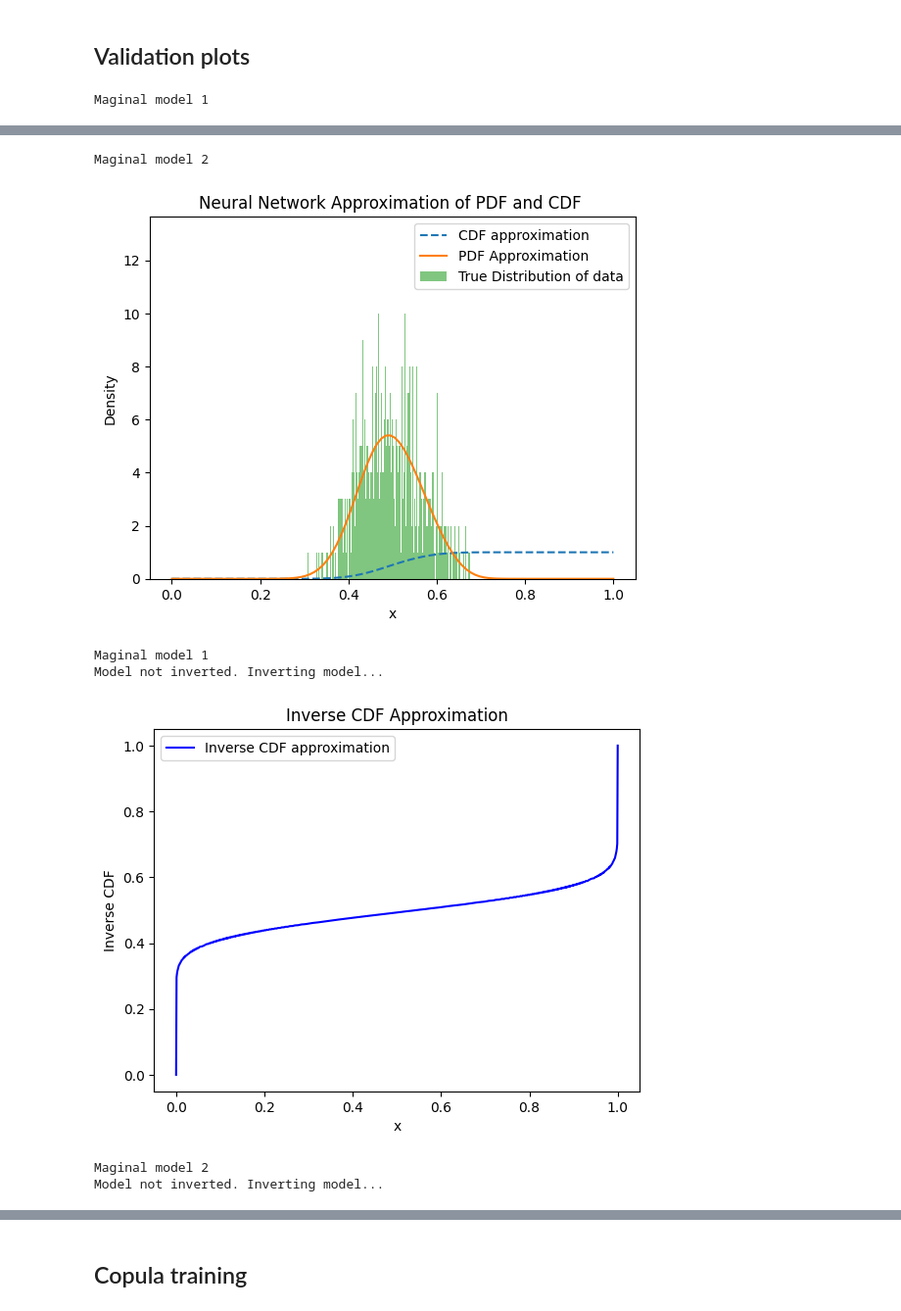
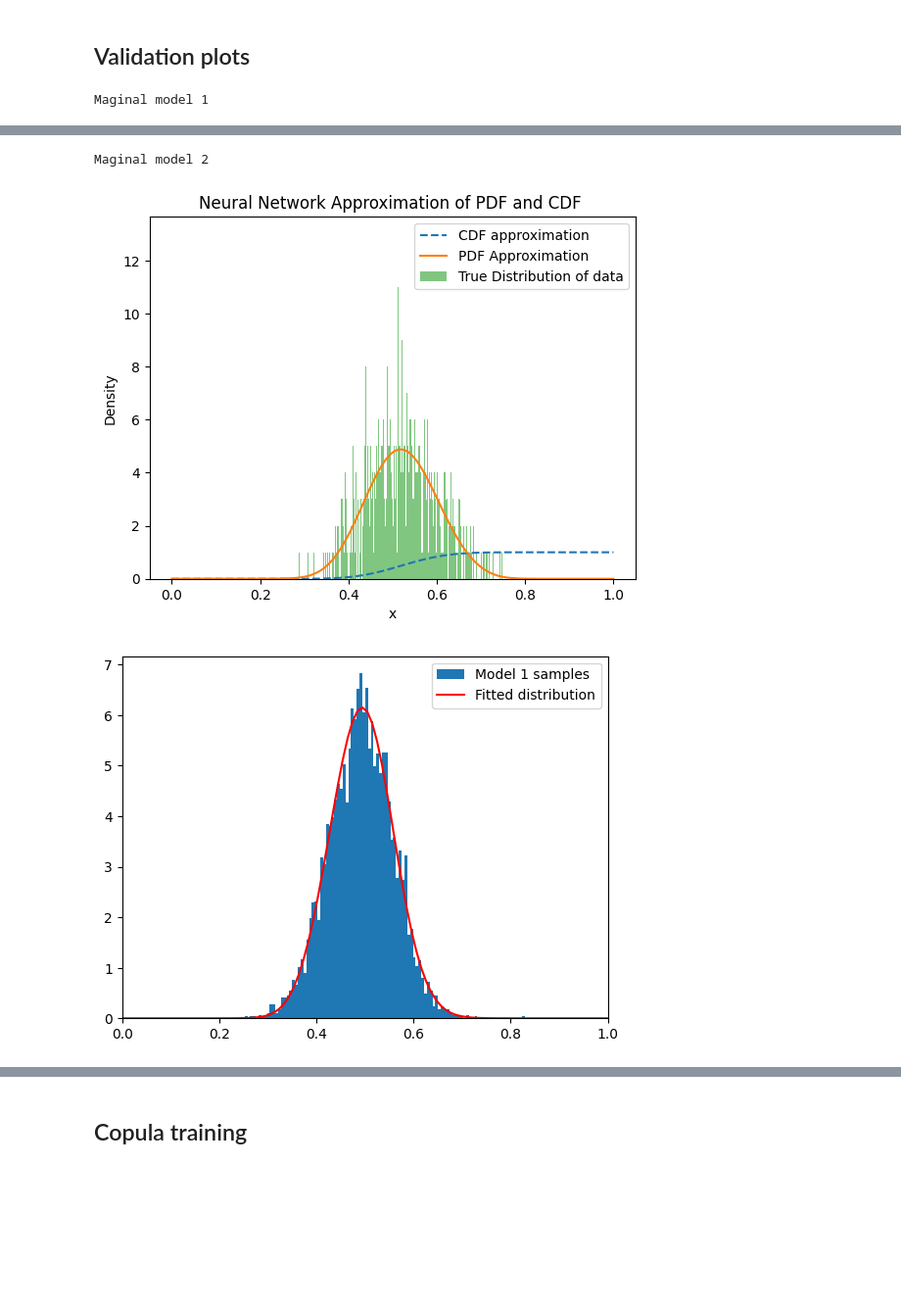
Before and after one commit to JohanHerbert/ThesisWork, a Jupyter notebook: FullNC.ipynb, the cells around one changed output, grey strips where cells are left out. Shown at 98% size. Saved outputs shown, nothing was run; the diff lists cells and outputs as text; code cells hidden in the pictures; blank space fills up the shorter version.

```diff
--- a/FullNC.ipynb
+++ b/FullNC.ipynb
@@ -27,10 +28,11 @@ class MarginalModel(nn.Module):
 
         self.fc = nn.Sequential(*layers)
         self.optimizer = optim.Adam(self.parameters(), lr=lr)
+        self.batch_size = 128
 
         # Data for training
         self.ObservedData = None
-        self.uniform_data = torch.tensor(np.linspace(0, 1, 10000), dtype=torch.float32).view(-1, 1)
+        self.uniform_data = torch.tensor(np.linspace(0, 1, 500), dtype=torch.float32).view(-1, 1)
         self.lower_bound = torch.tensor([[0.0]])
         self.upper_bound = torch.tensor([[1.0]])
 
@@ -44,8 +46,8 @@ class MarginalModel(nn.Module):
         return self.fc(x)
 
     def loss_function(self, x):
-        x.requires_grad = True
-        self.uniform_data.requires_grad = True
+        x = x.detach().requires_grad_()
+        self.uniform_data= self.uniform_data.detach().requires_grad_()
         y_pred = self(x)
         y_pred_uniform = self(self.uniform_data)
         dydx = torch.autograd.grad(y_pred, x, torch.ones_like(y_pred), create_graph=True)[0]
@@ -58,9 +60,15 @@ class MarginalModel(nn.Module):
         Loss = L1*0.001 + L2 + L3 +  L4
         return Loss , L1, L2, L3, L4
 
+
     def train_model(self, X, epochs=5000, log_interval=500):
         self.ObservedData = X
+
+        # dataset = torch.utils.data.TensorDataset(X)
+        # data_loader = torch.utils.data.DataLoader(dataset, batch_size=self.batch_size, shuffle=True)
         for epoch in range(epochs):
+            #for batch_idx, (data,) in enumerate(data_loader):
+
             self.optimizer.zero_grad()
             loss, L1, L2, L3, L4 = self.loss_function(X)
             loss.backward()
@@ -395,7 +1146,7 @@ class CopulaModel(nn.Module):
 # Generate Data and scale it right
 # %%
 ## Creating data
-corrMat = np.array([[1, 0.], [0., 1]])
+corrMat = np.array([[1, -0.5], [-0.5, 1]])
 A = np.linalg.cholesky(corrMat)
 np.random.seed(0)
 Z = np.random.standard_normal((2000, 2))
@@ -405,8 +1156,8 @@ X = (A @ Z.T).T
 scaling = 2.0
 Z_squashed = np.zeros((Z.shape[0]+2, Z.shape[1]))
 for i in range(X.shape[1]):
-    boundaryPoints = scaling * np.array([np.max(Z[:,i]), np.min(Z[:,i])]) # Creates points for bounds of what the data generated can be
-    Z_added = np.concatenate((Z[:,i], boundaryPoints)) # Adding boundary points to the data
+    boundaryPoints = scaling * np.array([np.max(X[:,i]), np.min(X[:,i])]) # Creates points for bounds of what the data generated can be
+    Z_added = np.concatenate((X[:,i], boundaryPoints)) # Adding boundary points to the data
     Z_squashed[:,i] = (Z_added - np.min(Z_added)) / (np.max(Z_added) - np.min(Z_added)) # Normalizing the data
 
 # Create tensor
@@ -416,8 +1167,8 @@ X = torch.tensor(Z_squashed, dtype=torch.float32)
 Marginal1 = MarginalModel(num_layers=6, num_neurons=10, lr=0.01)
 Marginal2 = MarginalModel(num_layers=6, num_neurons=10, lr=0.01)
 print('Model 1 Training')
-Marginal1.train_model(X[:-2,0].view(-1, 1), epochs=5000, log_interval=500)
+Marginal1.train_model(X[:-2,0].view(-1, 1), epochs=2000, log_interval=500)
 print('Model 2 Training')
-Marginal2.train_model(X[:-2,1].view(-1, 1), epochs=5000, log_interval=500)
+Marginal2.train_model(X[:-2,1].view(-1, 1), epochs=2000, log_interval=500)
 # %% [output]
 Model 1 Training
@@ -447,15 +1186,15 @@ Marginal1.PlotModel()
 print('Maginal model 2')
 Marginal2.PlotModel()
 
-## Plot inverses of models to check if they are correct
-print('Maginal model 1')
-Marginal1.PlotInverse()
-print('Maginal model 2')
-Marginal2.PlotInverse()
+# ## Plot inverses of models to check if they are correct
+# print('Maginal model 1')
+# Marginal1.PlotInverse()
+# print('Maginal model 2')
+# Marginal2.PlotInverse()
 
 ## Plot sampled data from the models
-Marginal1_samples = Marginal1.sample(5000)
-Marginal2_samples = Marginal2.sample(5000)
+Marginal1_samples = Marginal1.newSamples(n =5000)
+Marginal2_samples = Marginal2.newSamples(n =5000)
 
 x = np.linspace(0, 1, 100)
 x_tensor = torch.tensor(x, dtype=torch.float32).view(-1, 1)
@@ -485,36 +1224,32 @@ df_returnSpace = pd.DataFrame({
     "X1": OriginalMarginal1.flatten(),
     "X2": OriginalMarginal2.flatten()
 })
 sns.jointplot(
     data=df_returnSpace, x="X1", y="X2", kind="scatter",
     marginal_kws=dict(bins=30, fill=True),
     joint_kws={"s": 10, "edgecolor": "none"}  # Removes white outline
 )
 
 # Plot Transformed data
 TransformedMarginal1 = Marginal1(X[:-2,0].view(-1, 1)).detach().numpy()
 TransformedMarginal2 = Marginal2(X[:-2,1].view(-1, 1)).detach().numpy()
 
 df_probabilitySpace = pd.DataFrame({
     "U1": TransformedMarginal1.flatten(),  # Flatten in case of (N,1) shape
     "U2": TransformedMarginal2.flatten()
 })
 plt.suptitle("Original data in return space", y=1.02);
 
 # Plot the jointplot
 sns.jointplot(
     data=df_probabilitySpace, x="U1", y="U2", kind="scatter",
     marginal_kws=dict(bins=30, fill=True),
     joint_kws={"s": 10, "edgecolor": "none"}  # Removes white outline
 )
 plt.suptitle("Data when transformed to probability space", y=1.02);
 # %% [output]
 Maginal model 1
 [figure]
 Maginal model 2
-[figure, old version]
+[figure, new version]
-Maginal model 1
-Model not inverted. Inverting model...
-[figure, old version]
+[figure, new version]
-Maginal model 2
-Model not inverted. Inverting model...
```
Also changed, not shown: parts of 34 cells of this notebook, 18 other files.
